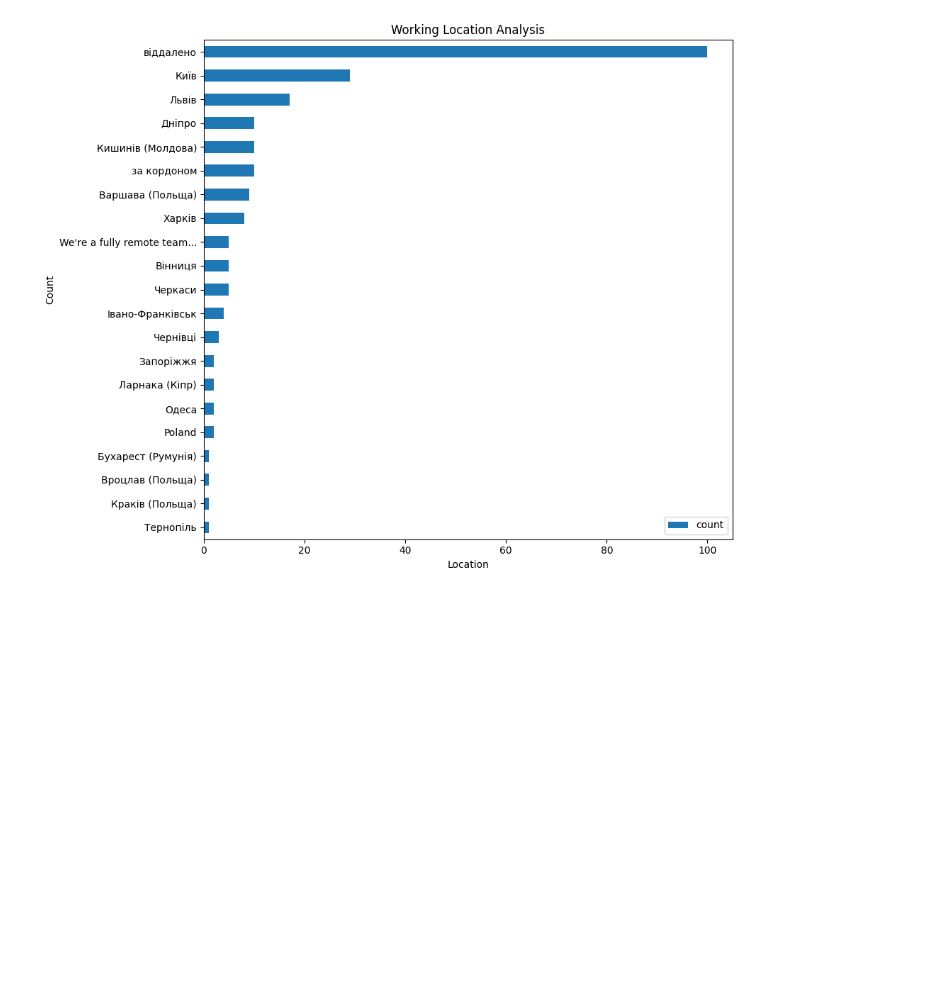
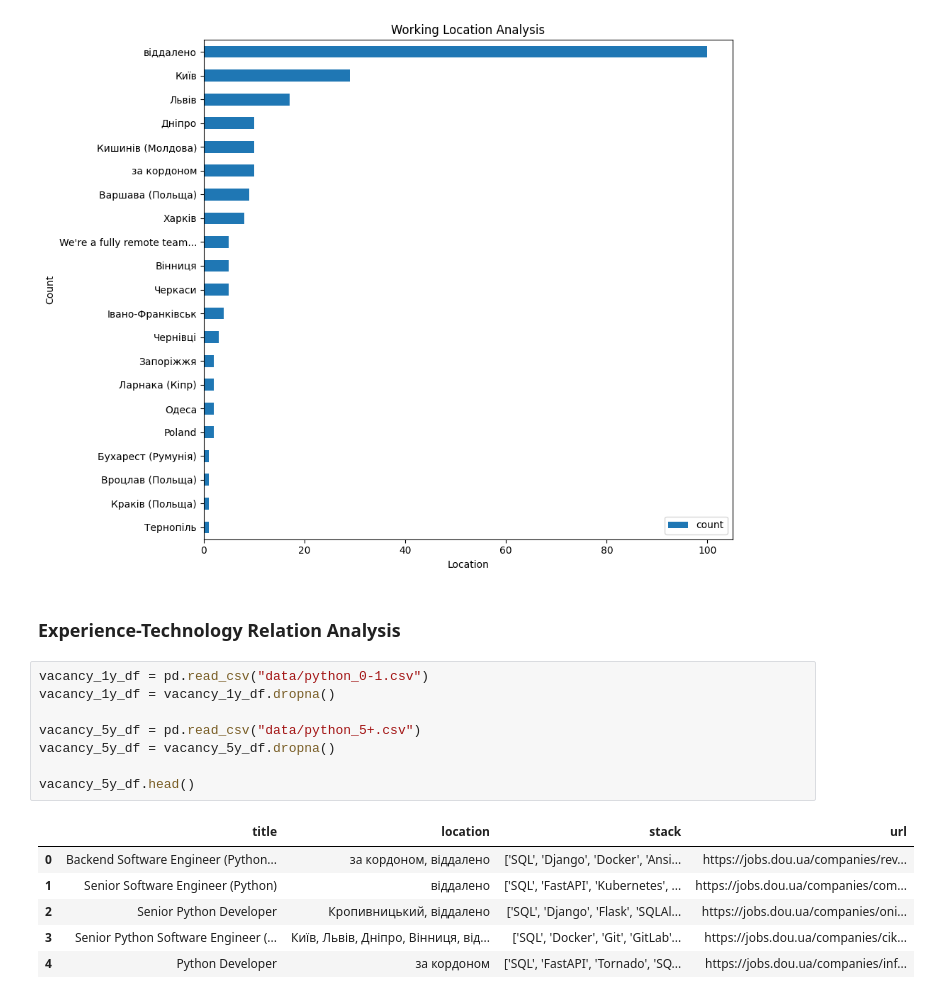
Before and after one commit to aLEKS-e3/vacancy-scrape-analysis, a Jupyter notebook: vacancy_analysis.ipynb, the cells around one changed output. Saved outputs shown, nothing was run; the diff lists cells and outputs as text; blank space fills up the shorter version.

```diff
--- a/vacancy_analysis.ipynb
+++ b/vacancy_analysis.ipynb
@@ -101,3 +115,20 @@ location_counts.head()
 create_bar_chart(location_counts, "Location", "Count", "Working Location Analysis")
 # %% [output]
 [figure]
+# %% [markdown]
+### Experience-Technology Relation Analysis
+# %%
+vacancy_1y_df = pd.read_csv("data/python_0-1.csv")
+vacancy_1y_df = vacancy_1y_df.dropna()
+
+vacancy_5y_df = pd.read_csv("data/python_5+.csv")
+vacancy_5y_df = vacancy_5y_df.dropna()
+
+vacancy_5y_df.head()
+# %% [output]
+|  | title | location | stack | url |
+| 0 | Backend Software Engineer (Python... | за кордоном, віддалено | ['SQL', 'Django', 'Docker', 'Ansi... | https://jobs.dou.ua/companies/rev... |
+| 1 | Senior Software Engineer (Python) | віддалено | ['SQL', 'FastAPI', 'Kubernetes', ... | https://jobs.dou.ua/companies/com... |
+| 2 | Senior Python Developer | Кропивницький, віддалено | ['SQL', 'Django', 'Flask', 'SQLAl... | https://jobs.dou.ua/companies/oni... |
+| 3 | Senior Python Software Engineer (... | Київ, Львів, Дніпро, Вінниця, від... | ['SQL', 'Docker', 'Git', 'GitLab'... | https://jobs.dou.ua/companies/cik... |
+| 4 | Python Developer | за кордоном | ['SQL', 'FastAPI', 'Tornado', 'SQ... | https://jobs.dou.ua/companies/inf... |
```
Also changed, not shown: parts of 7 cells of this notebook.
